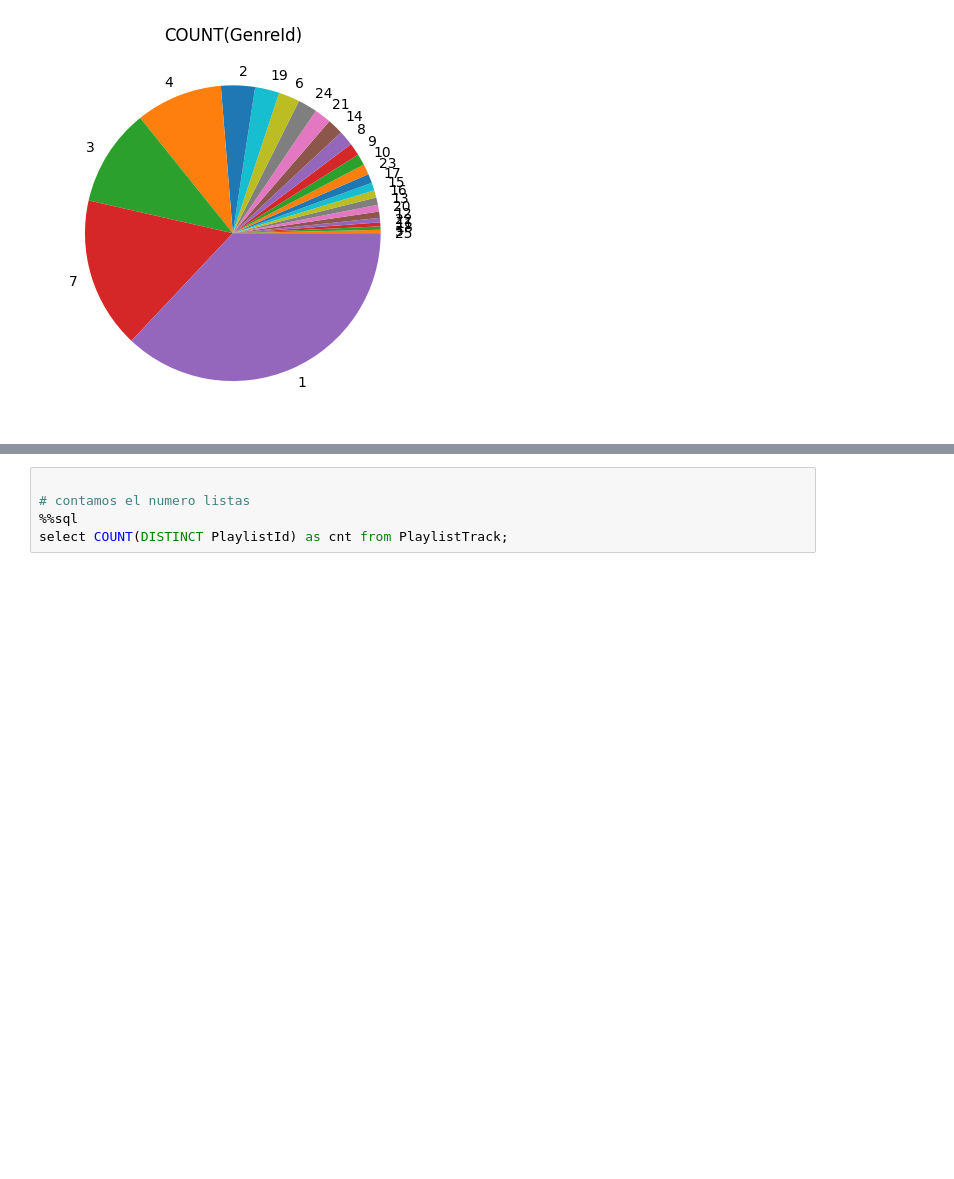
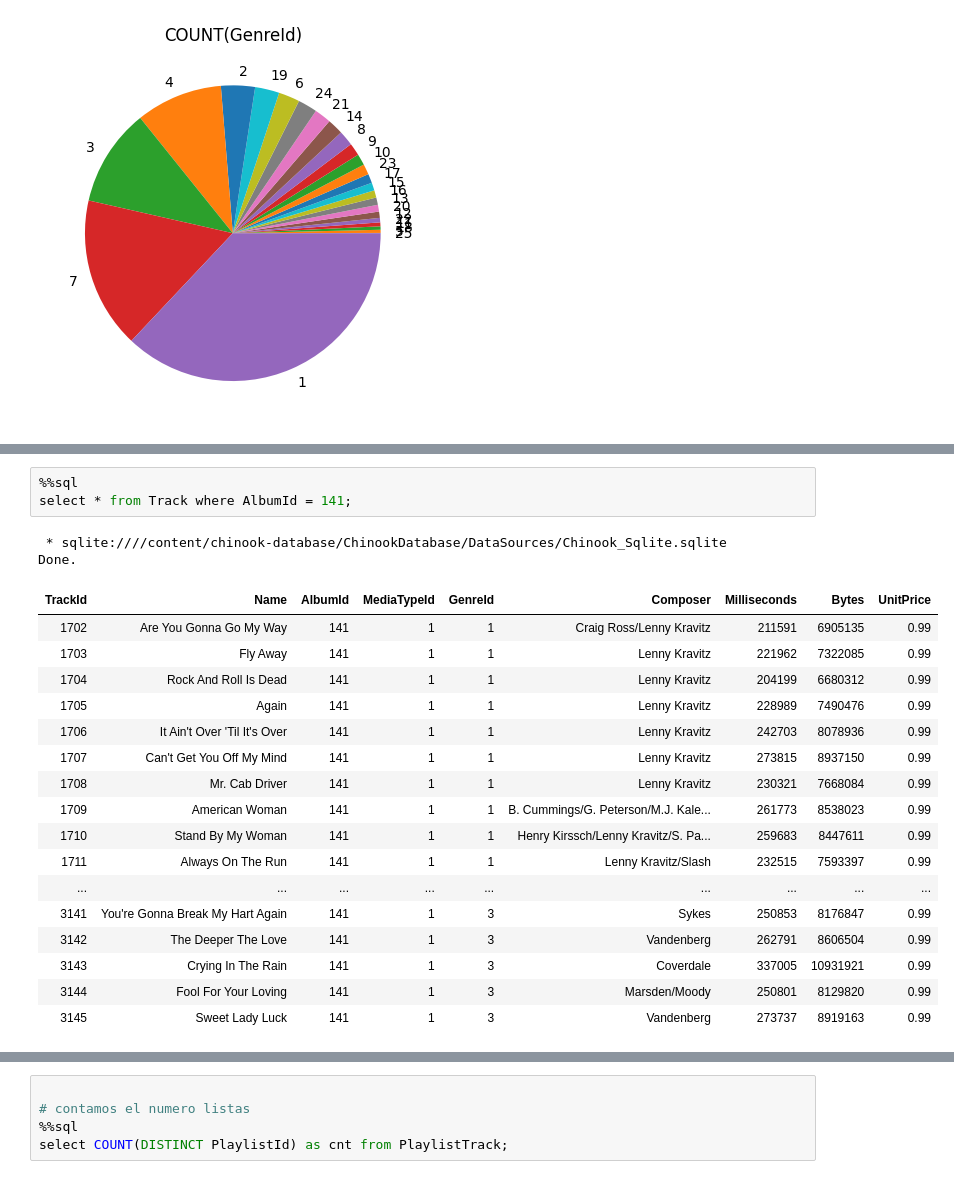
Before and after one commit to adigenova/uohdb, a Jupyter notebook: code/Chinook_db.ipynb, the cells around one changed output, grey strips where cells are left out. Drawn from its saved outputs; the diff is of its cells as text; blank space fills up the shorter version.

```diff
--- a/code/Chinook_db.ipynb
+++ b/code/Chinook_db.ipynb
@@ -189,0 +236,23 @@ Done.
+# %%
+%%sql
+select * from Track where AlbumId = 141;
+# %% [output]
+ * sqlite:////content/chinook-database/ChinookDatabase/DataSources/Chinook_Sqlite.sqlite
+Done.
+| TrackId | Name | AlbumId | MediaTypeId | GenreId | Composer | Milliseconds | Bytes | UnitPrice |
+| 1702 | Are You Gonna Go My Way | 141 | 1 | 1 | Craig Ross/Lenny Kravitz | 211591 | 6905135 | 0.99 |
+| 1703 | Fly Away | 141 | 1 | 1 | Lenny Kravitz | 221962 | 7322085 | 0.99 |
+| 1704 | Rock And Roll Is Dead | 141 | 1 | 1 | Lenny Kravitz | 204199 | 6680312 | 0.99 |
+| 1705 | Again | 141 | 1 | 1 | Lenny Kravitz | 228989 | 7490476 | 0.99 |
+| 1706 | It Ain't Over 'Til It's Over | 141 | 1 | 1 | Lenny Kravitz | 242703 | 8078936 | 0.99 |
+| 1707 | Can't Get You Off My Mind | 141 | 1 | 1 | Lenny Kravitz | 273815 | 8937150 | 0.99 |
+| 1708 | Mr. Cab Driver | 141 | 1 | 1 | Lenny Kravitz | 230321 | 7668084 | 0.99 |
+| 1709 | American Woman | 141 | 1 | 1 | B. Cummings/G. Peterson/M.J. Kale... | 261773 | 8538023 | 0.99 |
+| 1710 | Stand By My Woman | 141 | 1 | 1 | Henry Kirssch/Lenny Kravitz/S. Pa... | 259683 | 8447611 | 0.99 |
+| 1711 | Always On The Run | 141 | 1 | 1 | Lenny Kravitz/Slash | 232515 | 7593397 | 0.99 |
+| ... | ... | ... | ... | ... | ... | ... | ... | ... |
+| 3141 | You're Gonna Break My Hart Again | 141 | 1 | 3 | Sykes | 250853 | 8176847 | 0.99 |
+| 3142 | The Deeper The Love | 141 | 1 | 3 | Vandenberg | 262791 | 8606504 | 0.99 |
+| 3143 | Crying In The Rain | 141 | 1 | 3 | Coverdale | 337005 | 10931921 | 0.99 |
+| 3144 | Fool For Your Loving | 141 | 1 | 3 | Marsden/Moody | 250801 | 8129820 | 0.99 |
+| 3145 | Sweet Lady Luck | 141 | 1 | 3 | Vandenberg | 273737 | 8919163 | 0.99 |
```
Also changed, not shown: parts of 12 cells of this notebook.
